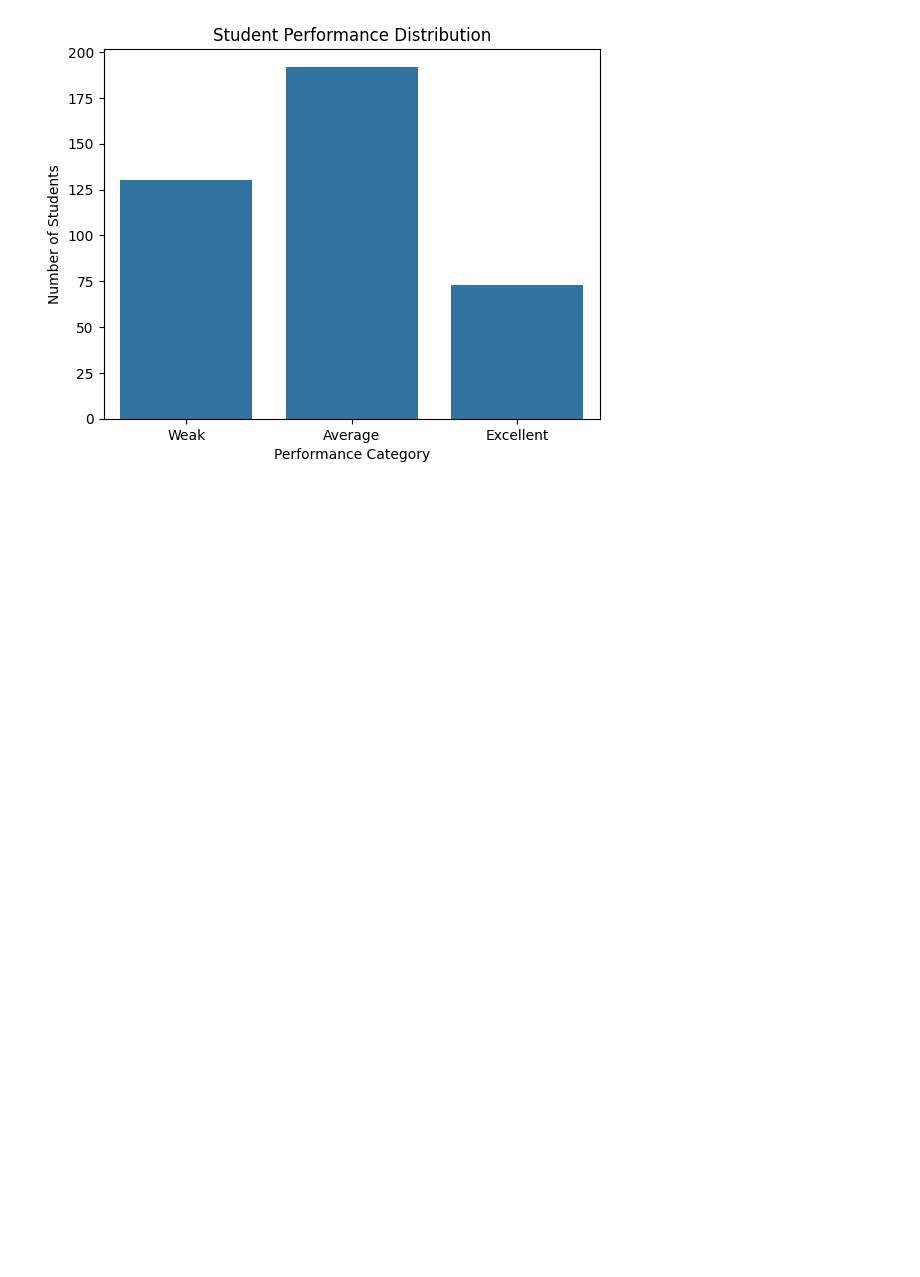
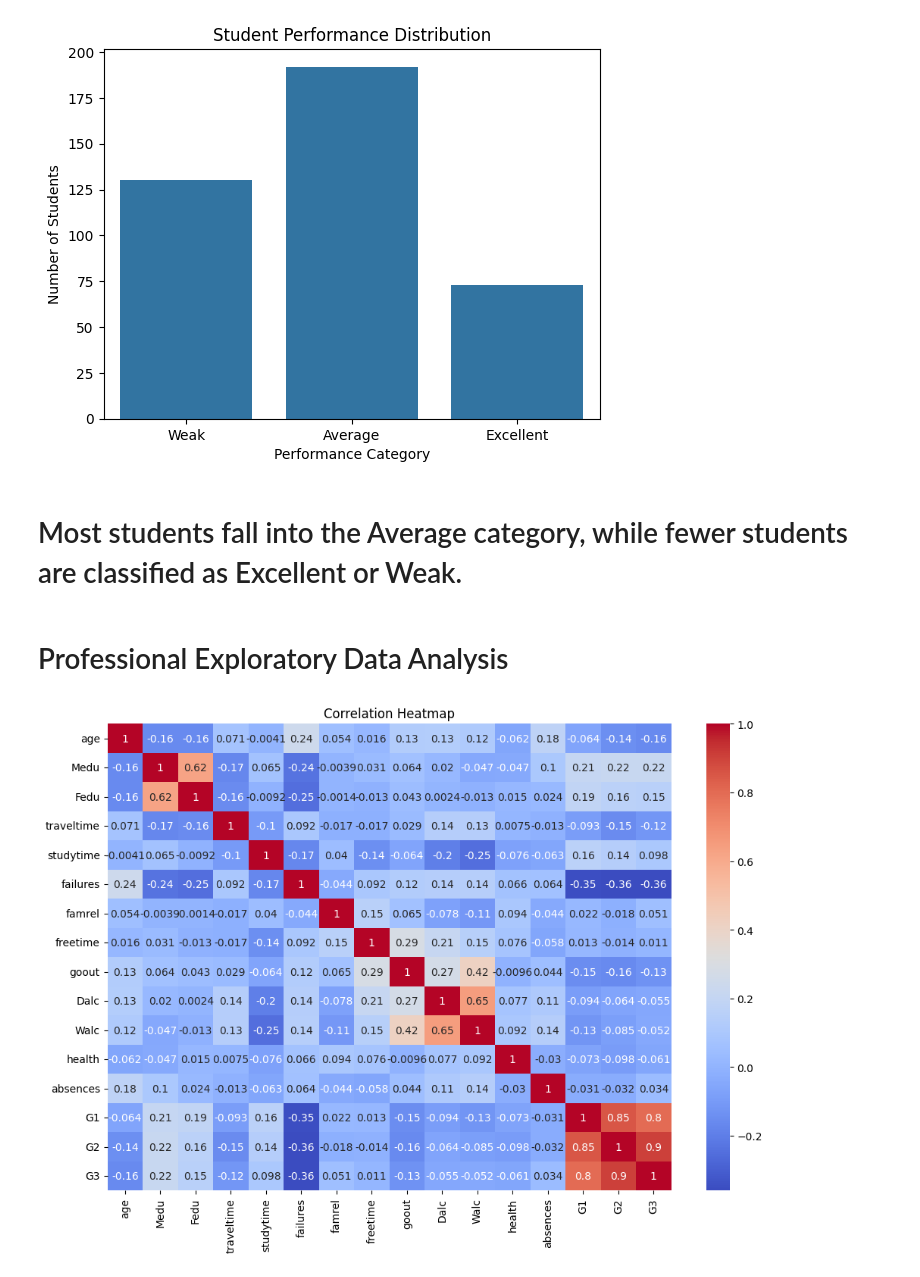
Before and after one commit to Hazira-Azam/student-performance-prediction, a Jupyter notebook: notebooks/01_eda.ipynb, the cells around one changed output. Cells and saved outputs as stored; diff of their text form; code cells hidden in the pictures; blank space fills up the shorter version.

```diff
--- a/notebooks/01_eda.ipynb
+++ b/notebooks/01_eda.ipynb
@@ -88,0 +87,16 @@ plt.show()
+# %% [markdown]
+# Most students fall into the Average category, while fewer students are classified as Excellent or Weak.
+# %% [markdown]
+# Professional Exploratory Data Analysis
+# %%
+plt.figure(figsize=(12,8))
+
+numeric_df = df.select_dtypes(include=['int64', 'float64'])
+
+sns.heatmap(numeric_df.corr(), annot=True, cmap='coolwarm')
+
+plt.title("Correlation Heatmap")
+
+plt.show()
+# %% [output]
+[figure, added]
```
Also changed, not shown: parts of 9 cells of this notebook, 10 other files.
